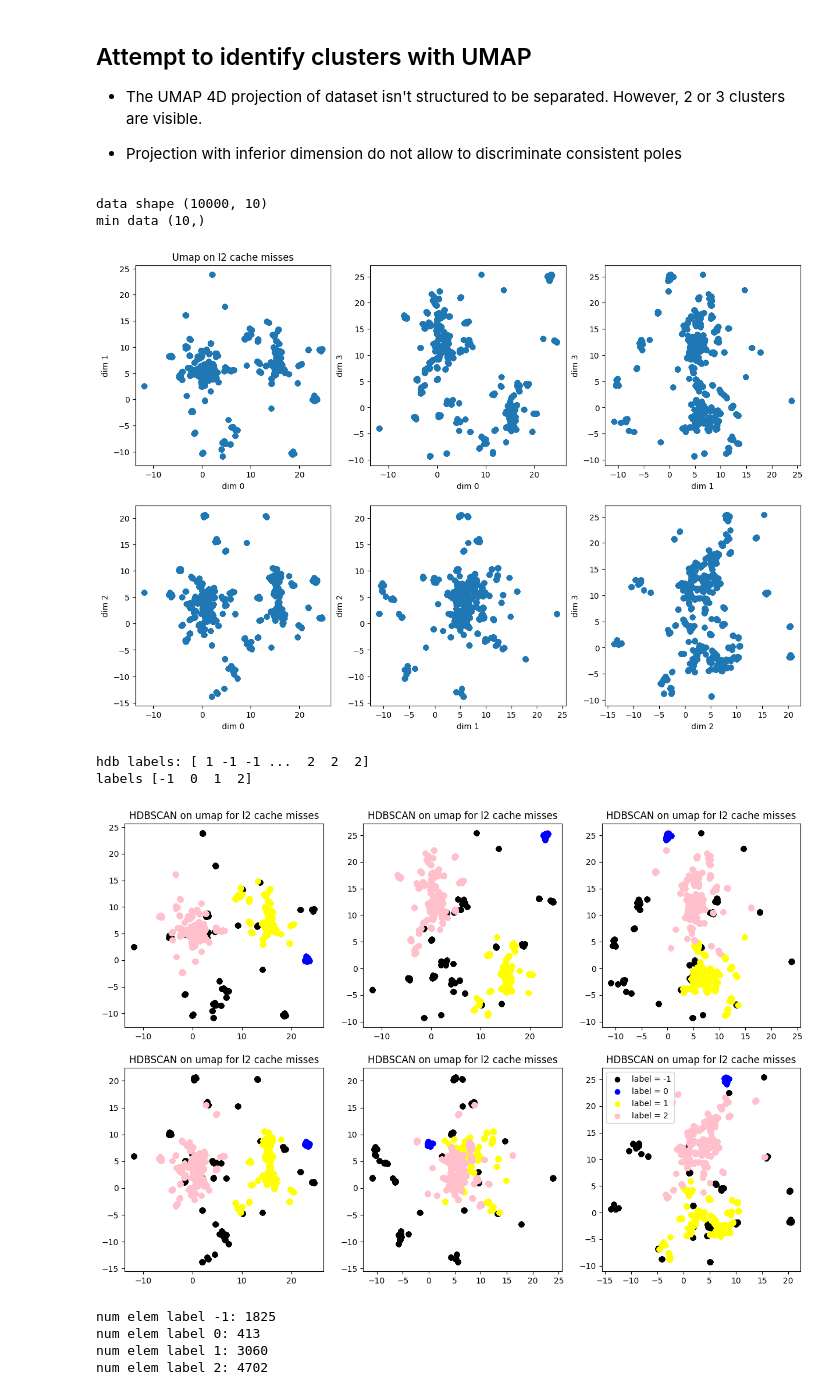
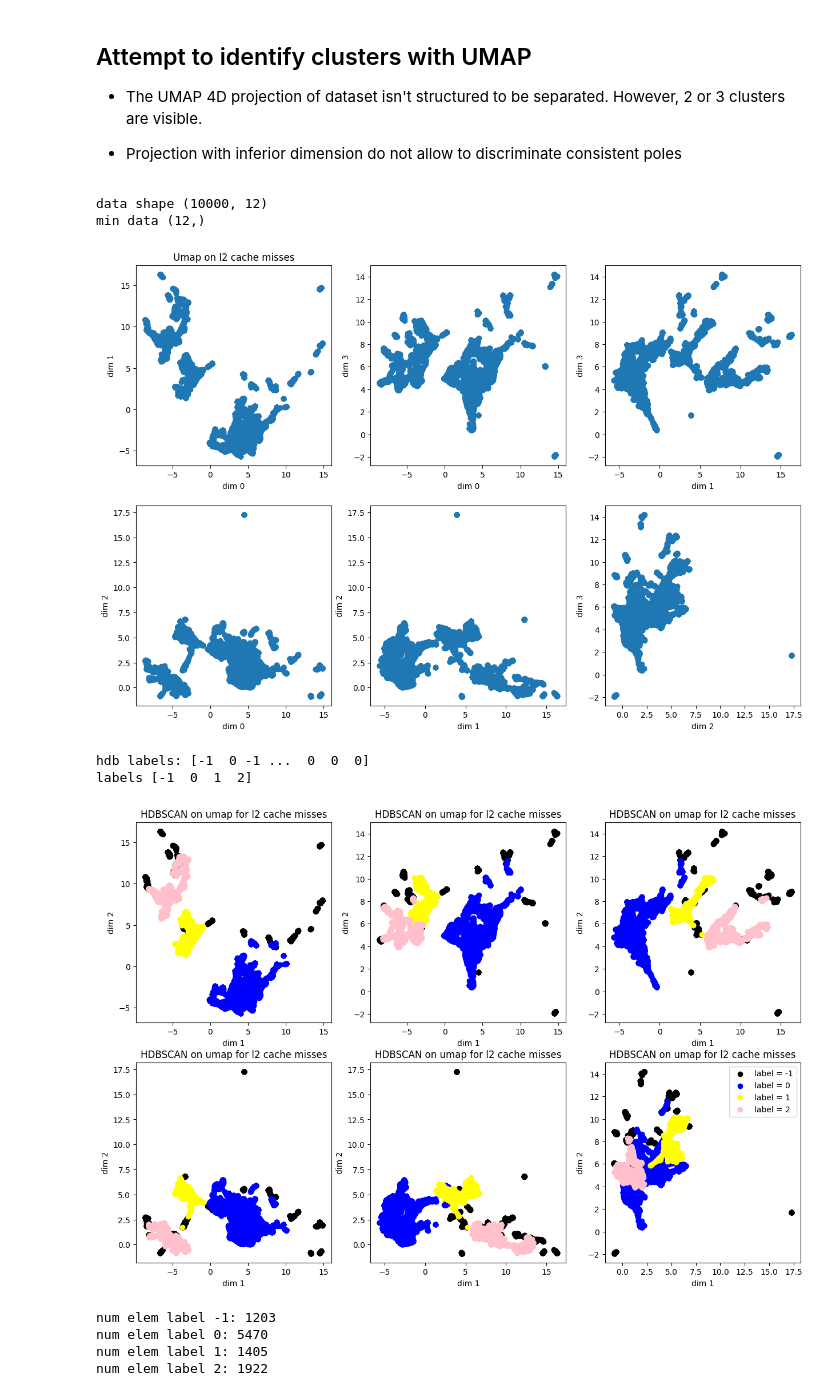
Before and after one commit to Ludoviccccc/Aixia_nouvelle_approche, a Jupyter notebook: Analyse_imgep.ipynb, the cells around one changed output. Cells and saved outputs as stored; diff of their text form; code cells hidden in the pictures.

```diff
--- a/Analyse_imgep.ipynb
+++ b/Analyse_imgep.ipynb
@@ -14,13 +14,13 @@ N = 10000
 k=1
 address_x = 5
 print_freq = 1000
-name_imgep = f'{folder}/imgep_N_{N}_k_{k}'
-name_random = f'{folder}/random_expl_N_{N}'
+name_imgep = f'{folder}/imgep_bandwidth_N_{N}_k_{k}'
+name_random = f'{folder}/random_bandwidth_expl_N_{N}'
 content_imgep = load(name_imgep)
 content_imgep_tab = content_imgep['numpy_view']
 content_random = load(name_random)
 content_random_tab = content_random['numpy_view']
-dim_out = 40
+dim_out = 60
 #Compute diversity
 ##################################
 min_tab = np.zeros((dim_out,))
@@ -71,8 +75,8 @@ data = (data - data.min(axis=0))/(1+ data.max(axis=0) - data.min(axis=0))
 reducer = umap.UMAP(n_components=4,metric="euclidean")
 embedding = reducer.fit_transform(data)
 # %% [output]
-data shape (10000, 10)
-min data (10,)
+data shape (10000, 12)
+min data (12,)
 # %%
 idx = [(i,j) for i in range(4) for j in range(i+1,4)]
 fig,axs=plt.subplots(2,3,figsize=(15,10))
@@ -85,29 +89,31 @@ for j in range(6):
         axs[j%2,j//2].set_title('Umap on l2 cache misses')
 plt.show()
 # %% [output]
-[figure, old version]
+[figure, new version]
 # %%
 hdb = HDBSCAN(copy=True, min_cluster_size=400)
 hdb.fit(embedding)
 print('hdb labels:',hdb.labels_)
 print('labels',np.unique(hdb.labels_))
 data_list = {key:[] for key in np.unique(hdb.labels_)}
 for j in range(N):
         data_list[hdb.labels_[j]].append(embedding[j])
 fig,axs=plt.subplots(2,3,figsize=(15,10))
 for i in range(6):
     for j,key in enumerate(data_list):
         axs[i%2,i//2].scatter(np.array(data_list[key])[:,idx[i][0]],np.array(data_list[key])[:,idx[i][1]],color = ['black','blue','yellow','pink','red','orange'][j],label=f'label = {key}')
         axs[i%2,i//2].set_title('HDBSCAN on umap for l2 cache misses')
+        axs[i%2,i//2].set_xlabel(f'dim {idx[j][0]}')
+        axs[i%2,i//2].set_ylabel(f'dim {idx[j][1]}')
 plt.legend()
 plt.show()
 for label in data_list:
     print(f'num elem label {label}: {len(data_list[label])}')
 # %% [output]
-hdb labels: [ 1 -1 -1 ...  2  2  2]
+hdb labels: [-1  0 -1 ...  0  0  0]
 labels [-1  0  1  2]
-[figure, old version]
+[figure, new version]
-num elem label -1: 1825
-num elem label 0: 413
-num elem label 1: 3060
-num elem label 2: 4702
+num elem label -1: 1203
+num elem label 0: 5470
+num elem label 1: 1405
+num elem label 2: 1922
```
Also changed, not shown: parts of 6 cells of this notebook, 2 other files.
